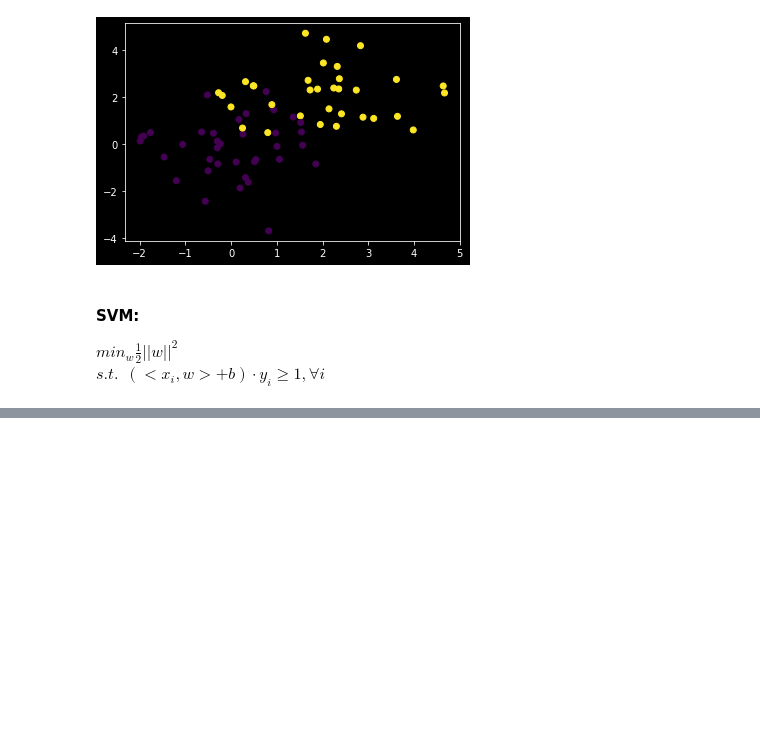
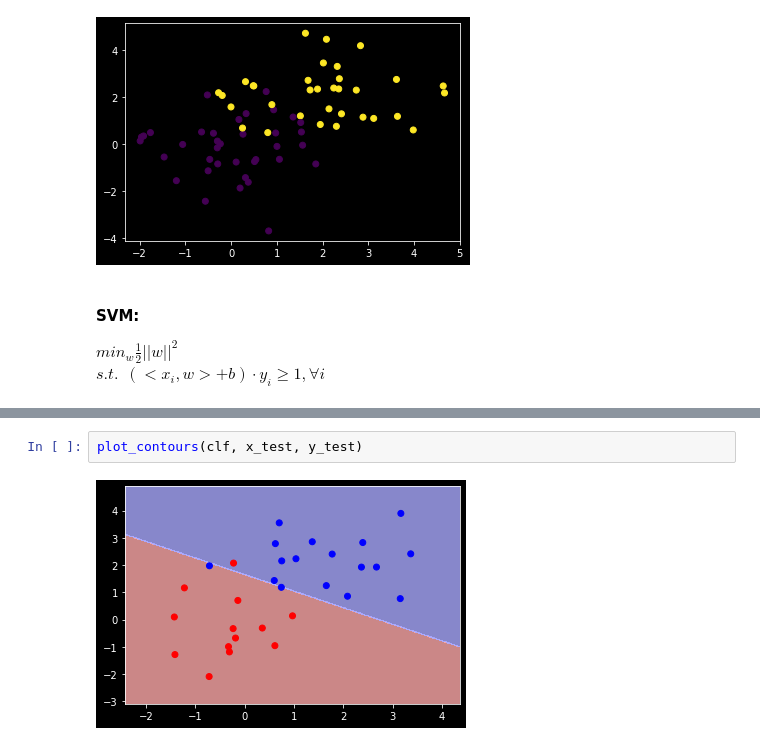
Before and after one commit to franneck94/UdemyML, a Jupyter notebook: Chapter11_SVM/SVMSklearn/LinearSVMSklearn.ipynb, the cells around one changed output, grey strips where cells are left out. Cells and saved outputs as stored; diff of their text form; blank space fills up the shorter version.

```diff
--- a/Chapter11_SVM/SVMSklearn/LinearSVMSklearn.ipynb
+++ b/Chapter11_SVM/SVMSklearn/LinearSVMSklearn.ipynb
@@ -55,0 +53,4 @@ plt.show()
+# %%
+plot_contours(clf, x_test, y_test)
+# %% [output]
+[figure, added]
```
Also changed, not shown: parts of 8 cells of this notebook, 5 other files.
